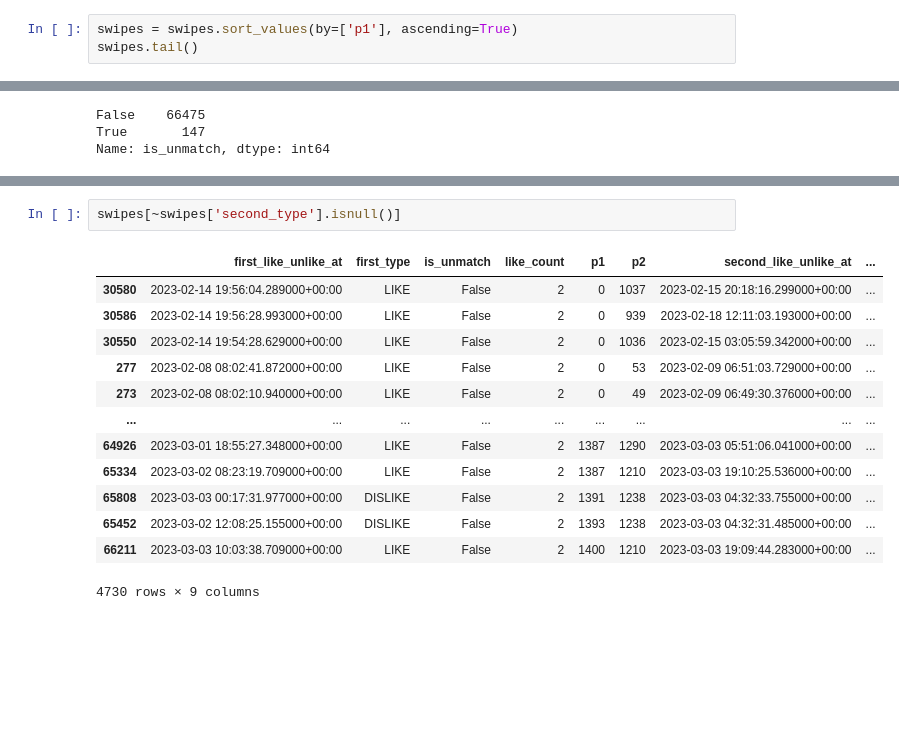
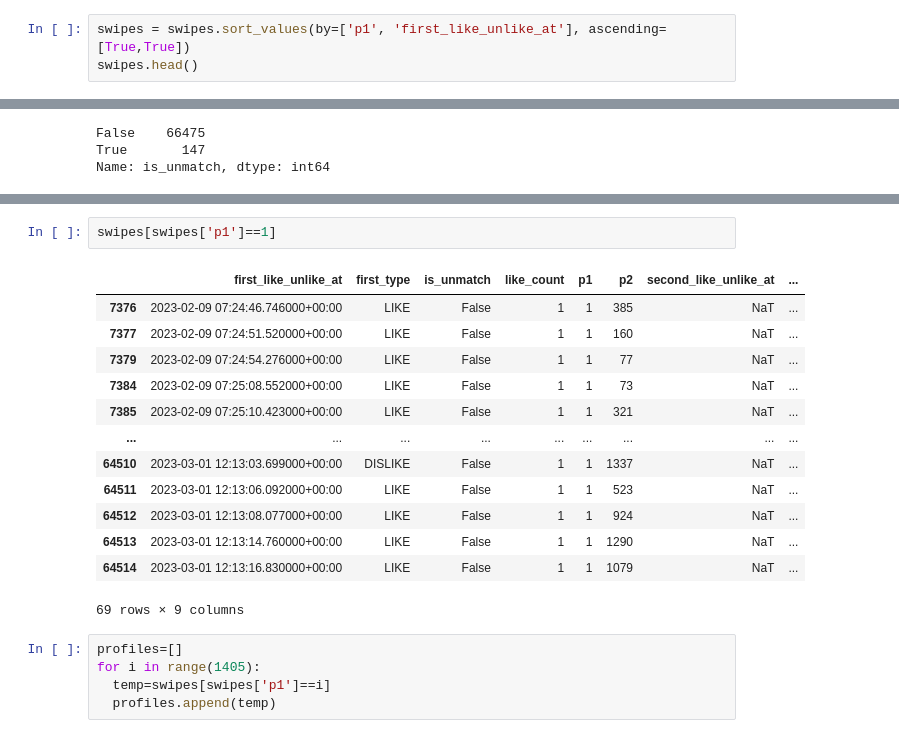
Before and after one commit to Umang-Lodaya/Big-Data-Bandits_Clash-Of-Codes, a Jupyter notebook: Swipe_Cleaning.ipynb, the cells around one changed output, grey strips where cells are left out. Cells and saved outputs as stored; diff of their text form; blank space fills up the shorter version.

```diff
--- a/Swipe_Cleaning.ipynb
+++ b/Swipe_Cleaning.ipynb
@@ -123,7 +120,7 @@ swipes.p1.isna().sum()
 # %% [output]
 0
 # %%
-swipes = swipes.sort_values(by=['p1'], ascending=True)
-swipes.tail()
+swipes = swipes.sort_values(by=['p1', 'first_like_unlike_at'], ascending=[True,True])
+swipes.head()
 # %% [output]
 |  | first_like_unlike_at | first_type | is_unmatch | like_count | p1 | p2 | second_like_unlike_at | ... |
@@ -223,16 +406,21 @@ Name: second_type, dtype: int64
 # %%
-swipes[~swipes['second_type'].isnull()]
+swipes[swipes['p1']==1]
 # %% [output]
 |  | first_like_unlike_at | first_type | is_unmatch | like_count | p1 | p2 | second_like_unlike_at | ... |
-| 30580 | 2023-02-14 19:56:04.289000+00:00 | LIKE | False | 2 | 0 | 1037 | 2023-02-15 20:18:16.299000+00:00 | ... |
-| 30586 | 2023-02-14 19:56:28.993000+00:00 | LIKE | False | 2 | 0 | 939 | 2023-02-18 12:11:03.193000+00:00 | ... |
-| 30550 | 2023-02-14 19:54:28.629000+00:00 | LIKE | False | 2 | 0 | 1036 | 2023-02-15 03:05:59.342000+00:00 | ... |
-| 277 | 2023-02-08 08:02:41.872000+00:00 | LIKE | False | 2 | 0 | 53 | 2023-02-09 06:51:03.729000+00:00 | ... |
-| 273 | 2023-02-08 08:02:10.940000+00:00 | LIKE | False | 2 | 0 | 49 | 2023-02-09 06:49:30.376000+00:00 | ... |
+| 7376 | 2023-02-09 07:24:46.746000+00:00 | LIKE | False | 1 | 1 | 385 | NaT | ... |
+| 7377 | 2023-02-09 07:24:51.520000+00:00 | LIKE | False | 1 | 1 | 160 | NaT | ... |
+| 7379 | 2023-02-09 07:24:54.276000+00:00 | LIKE | False | 1 | 1 | 77 | NaT | ... |
+| 7384 | 2023-02-09 07:25:08.552000+00:00 | LIKE | False | 1 | 1 | 73 | NaT | ... |
+| 7385 | 2023-02-09 07:25:10.423000+00:00 | LIKE | False | 1 | 1 | 321 | NaT | ... |
 | ... | ... | ... | ... | ... | ... | ... | ... | ... |
-| 64926 | 2023-03-01 18:55:27.348000+00:00 | LIKE | False | 2 | 1387 | 1290 | 2023-03-03 05:51:06.041000+00:00 | ... |
-| 65334 | 2023-03-02 08:23:19.709000+00:00 | LIKE | False | 2 | 1387 | 1210 | 2023-03-03 19:10:25.536000+00:00 | ... |
-| 65808 | 2023-03-03 00:17:31.977000+00:00 | DISLIKE | False | 2 | 1391 | 1238 | 2023-03-03 04:32:33.755000+00:00 | ... |
-| 65452 | 2023-03-02 12:08:25.155000+00:00 | DISLIKE | False | 2 | 1393 | 1238 | 2023-03-03 04:32:31.485000+00:00 | ... |
-| 66211 | 2023-03-03 10:03:38.709000+00:00 | LIKE | False | 2 | 1400 | 1210 | 2023-03-03 19:09:44.283000+00:00 | ... |
+| 64510 | 2023-03-01 12:13:03.699000+00:00 | DISLIKE | False | 1 | 1 | 1337 | NaT | ... |
+| 64511 | 2023-03-01 12:13:06.092000+00:00 | LIKE | False | 1 | 1 | 523 | NaT | ... |
+| 64512 | 2023-03-01 12:13:08.077000+00:00 | LIKE | False | 1 | 1 | 924 | NaT | ... |
+| 64513 | 2023-03-01 12:13:14.760000+00:00 | LIKE | False | 1 | 1 | 1290 | NaT | ... |
+| 64514 | 2023-03-01 12:13:16.830000+00:00 | LIKE | False | 1 | 1 | 1079 | NaT | ... |
-4730 rows × 9 columns
+69 rows × 9 columns
+# %%
+profiles=[]
+for i in range(1405):
+  temp=swipes[swipes['p1']==i]
+  profiles.append(temp)
```
Also changed, not shown: parts of 41 cells of this notebook.
